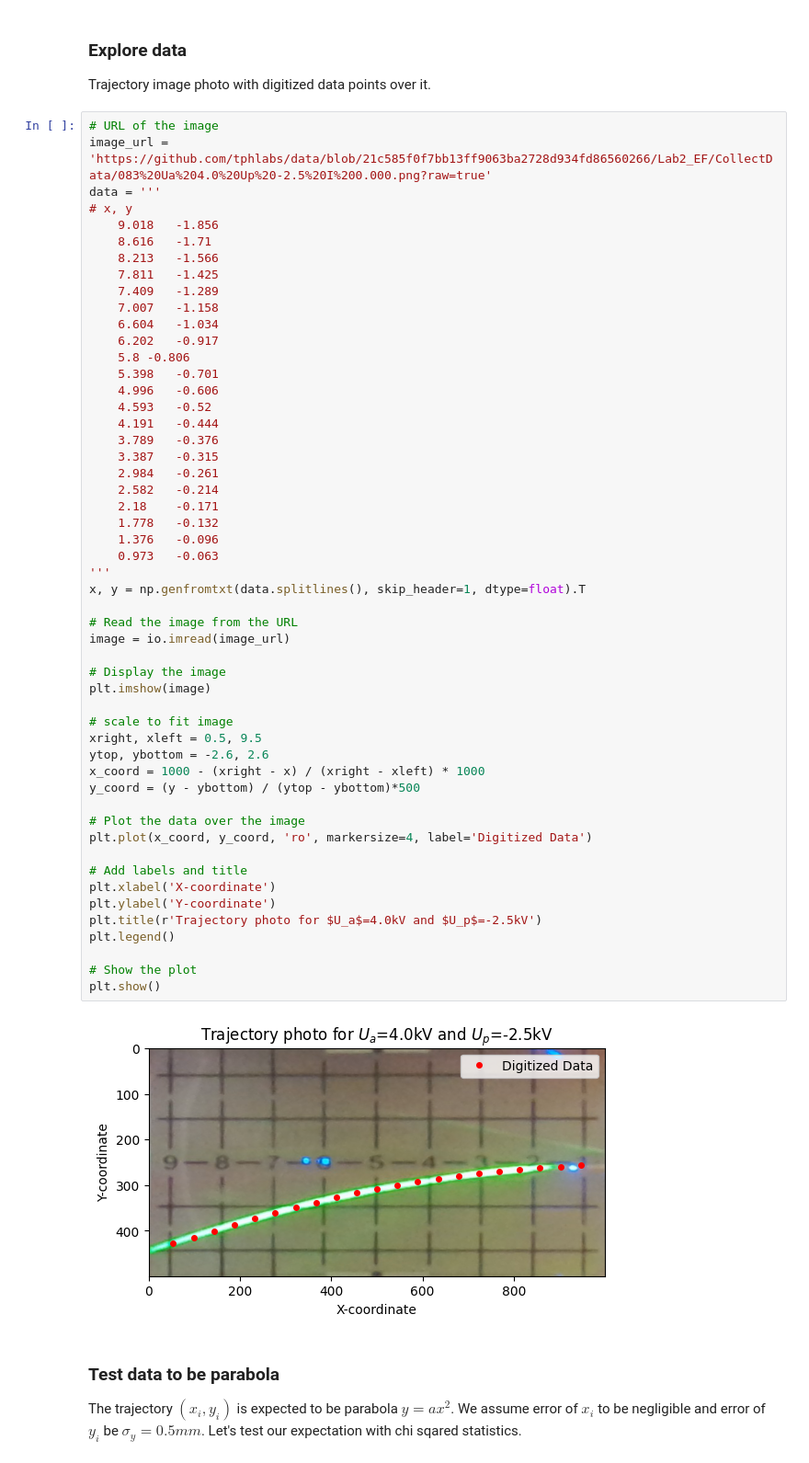
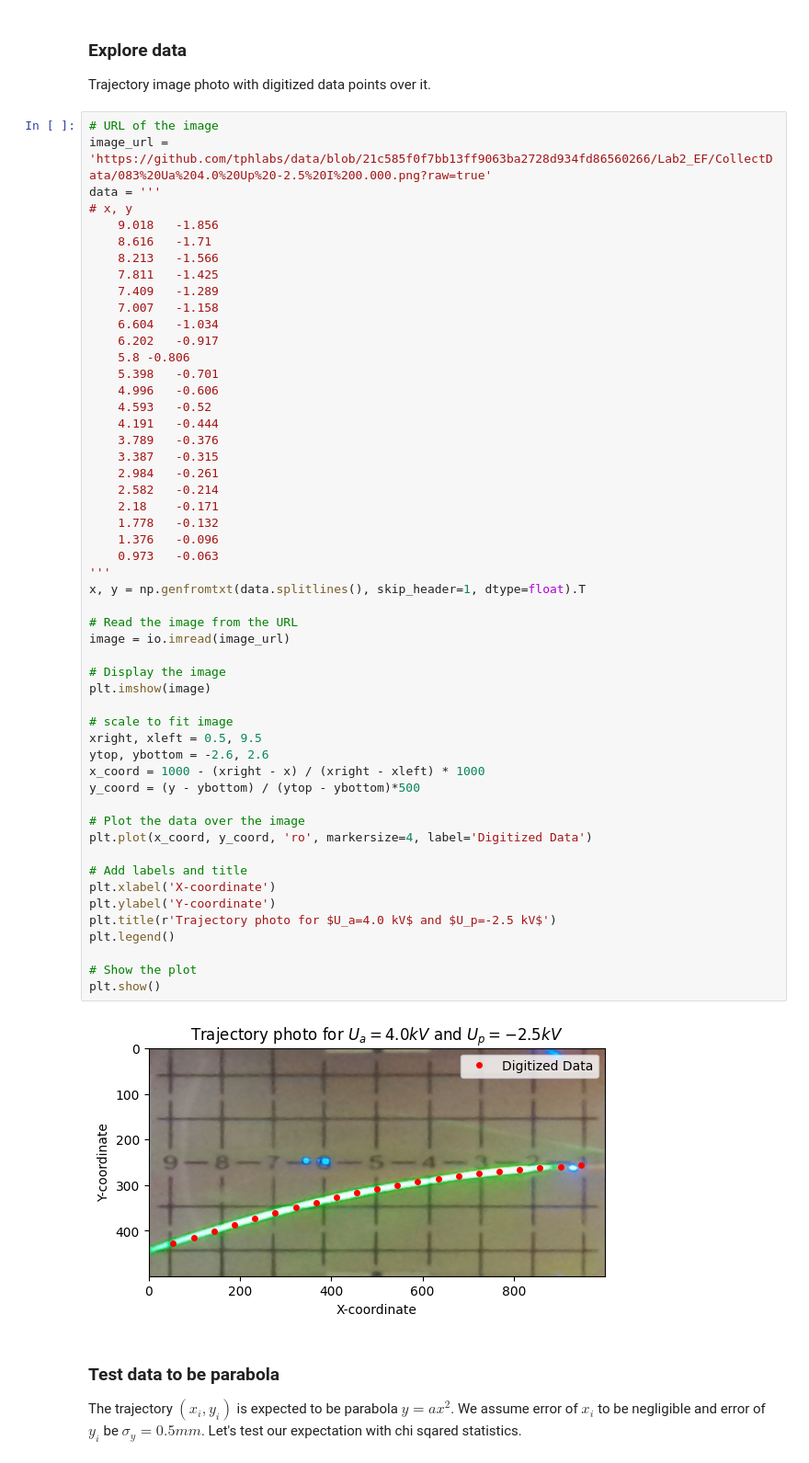
Before and after one commit to tphlabs/python_workshop, a Jupyter notebook: Chi_Sqaured_Test.ipynb, the cells around one changed output. Shown at 92% size. Saved outputs shown, nothing was run; the diff lists cells and outputs as text.

```diff
--- a/Chi_Sqaured_Test.ipynb
+++ b/Chi_Sqaured_Test.ipynb
@@ -176,35 +176,35 @@ data = '''
 	2.18	-0.171
 	1.778	-0.132
 	1.376	-0.096
 	0.973	-0.063
 '''
 x, y = np.genfromtxt(data.splitlines(), skip_header=1, dtype=float).T
 
 # Read the image from the URL
 image = io.imread(image_url)
 
 # Display the image
 plt.imshow(image)
 
 # scale to fit image
 xright, xleft = 0.5, 9.5
 ytop, ybottom = -2.6, 2.6
 x_coord = 1000 - (xright - x) / (xright - xleft) * 1000
 y_coord = (y - ybottom) / (ytop - ybottom)*500
 
 # Plot the data over the image
 plt.plot(x_coord, y_coord, 'ro', markersize=4, label='Digitized Data')
 
 # Add labels and title
 plt.xlabel('X-coordinate')
 plt.ylabel('Y-coordinate')
-plt.title(r'Trajectory photo for $U_a$=4.0kV and $U_p$=-2.5kV')
+plt.title(r'Trajectory photo for $U_a=4.0 kV$ and $U_p=-2.5 kV$')
 plt.legend()
 
 # Show the plot
 plt.show()
 # %% [output]
-[figure, old version]
+[figure, new version]
 # %% [markdown]
 ### Test data to be parabola
 
```
